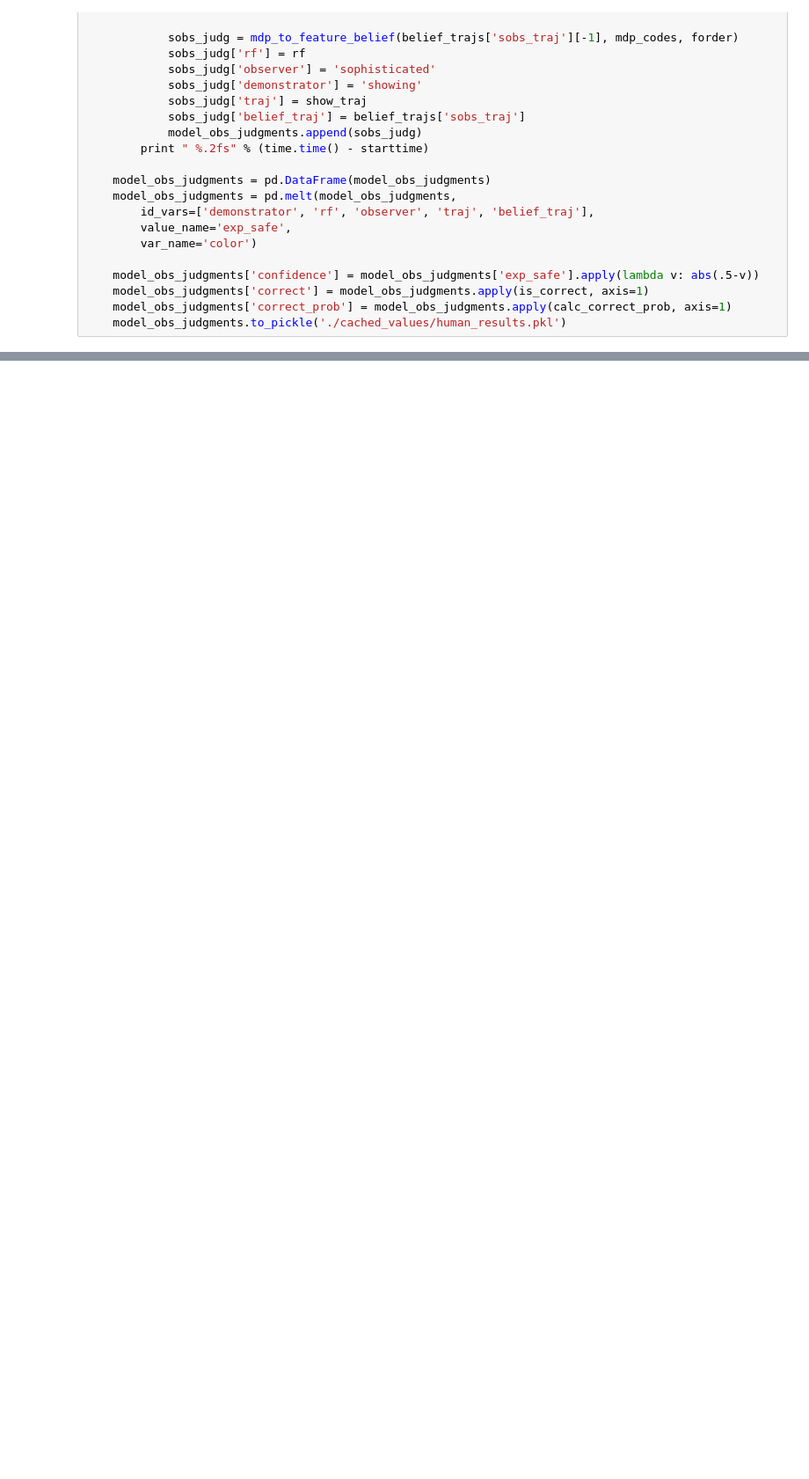
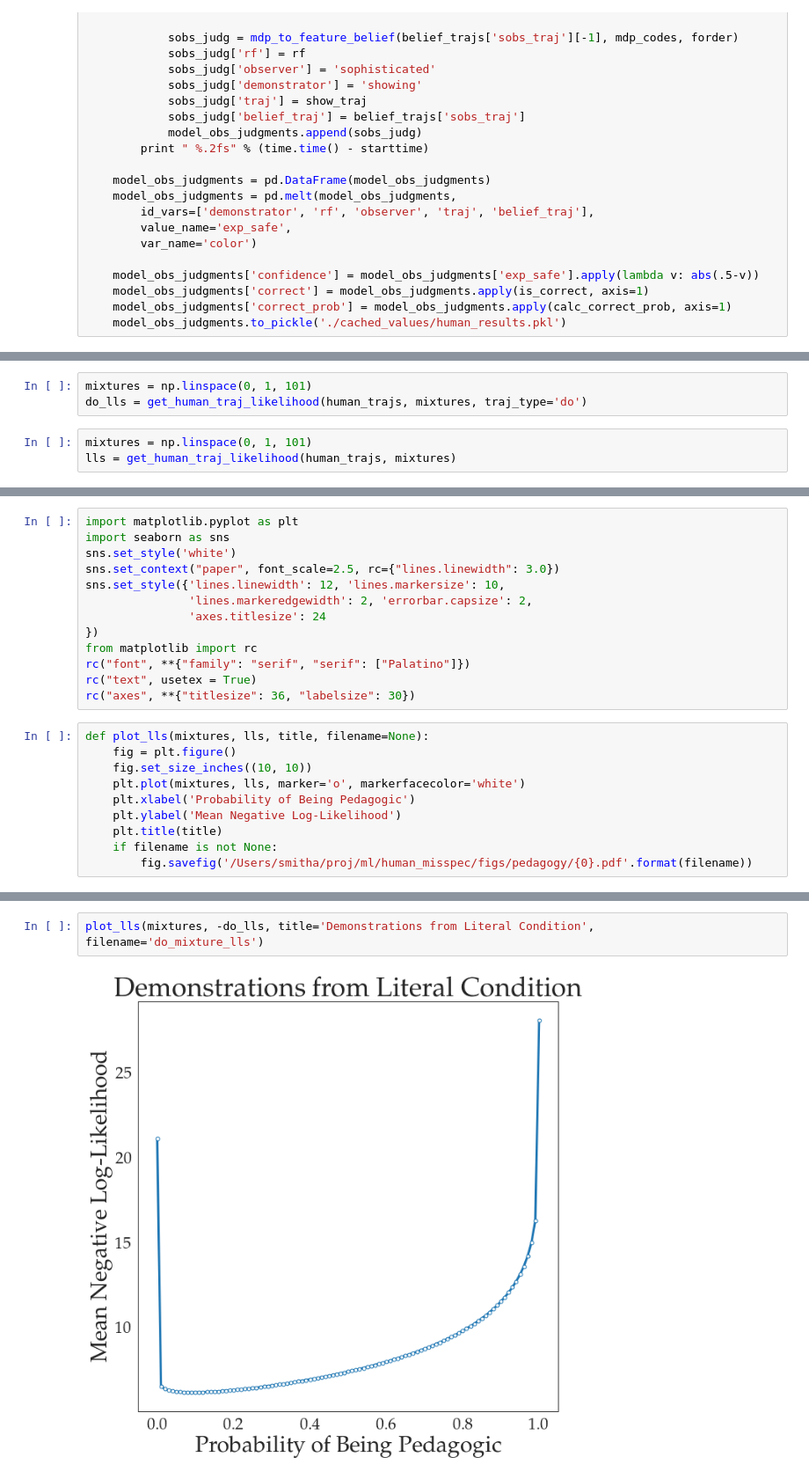
Before and after one commit to smilli/pedagogy-exps, a Jupyter notebook: Model_Simulations.ipynb, the cells around one changed output, grey strips where cells are left out. Shown: that part at 88% size. Saved outputs shown, nothing was run; the diff lists cells and outputs as text; blank space fills up the shorter version.

Commit message:
mixture model

```diff
--- a/Model_Simulations.ipynb
+++ b/Model_Simulations.ipynb
@@ -404,0 +419,6 @@ get_human_results()
+# %%
+mixtures = np.linspace(0, 1, 101)
+do_lls = get_human_traj_likelihood(human_trajs, mixtures, traj_type='do')
+# %%
+mixtures = np.linspace(0, 1, 101)
+lls = get_human_traj_likelihood(human_trajs, mixtures)
@@ -404,0 +445,23 @@ get_human_results()
+# %%
+import matplotlib.pyplot as plt
+import seaborn as sns
+sns.set_style('white')
+sns.set_context("paper", font_scale=2.5, rc={"lines.linewidth": 3.0})
+sns.set_style({'lines.linewidth': 12, 'lines.markersize': 10,
+               'lines.markeredgewidth': 2, 'errorbar.capsize': 2,
+               'axes.titlesize': 24
+})
+from matplotlib import rc
+rc("font", **{"family": "serif", "serif": ["Palatino"]})
+rc("text", usetex = True)
+rc("axes", **{"titlesize": 36, "labelsize": 30})
+# %%
+def plot_lls(mixtures, lls, title, filename=None):
+    fig = plt.figure()
+    fig.set_size_inches((10, 10))
+    plt.plot(mixtures, lls, marker='o', markerfacecolor='white')
+    plt.xlabel('Probability of Being Pedagogic')
+    plt.ylabel('Mean Negative Log-Likelihood')
+    plt.title(title)
+    if filename is not None:
+        fig.savefig('/Users/smitha/proj/ml/human_misspec/figs/pedagogy/{0}.pdf'.format(filename))
@@ -404,0 +501,4 @@ get_human_results()
+# %%
+plot_lls(mixtures, -do_lls, title='Demonstrations from Literal Condition', filename='do_mixture_lls')
+# %% [output]
+[figure, added]
```
Also changed, not shown: parts of 29 cells of this notebook, 6 other files.
